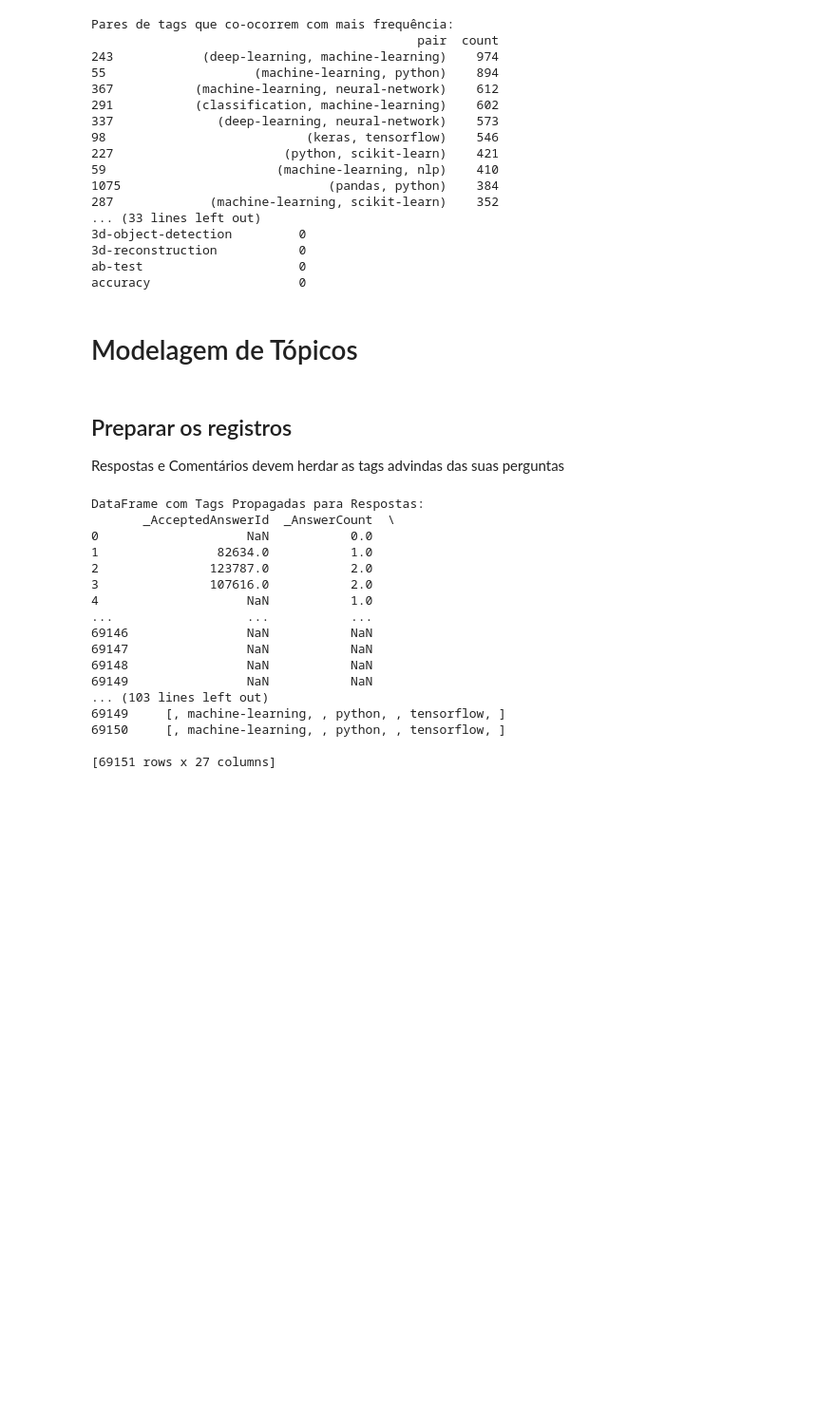
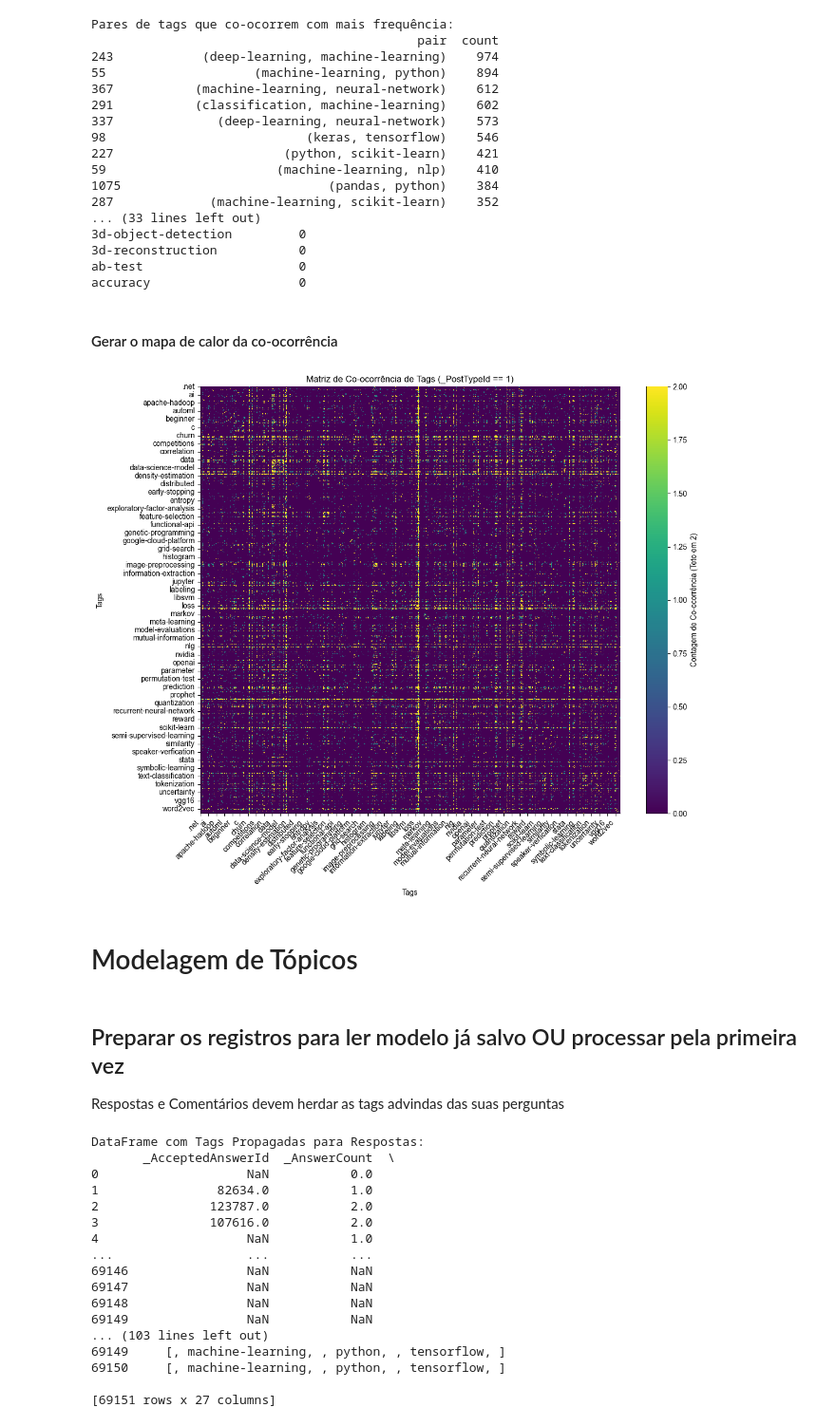
Before and after one commit to hoomanish/TCC_MBA_DS_2025, a Jupyter notebook: ds_posts_analysis.ipynb, the cells around one changed output. Shown at 95% size. Saved outputs shown, nothing was run; the diff lists cells and outputs as text; code cells hidden in the pictures; blank space fills up the shorter version.

```diff
--- a/ds_posts_analysis.ipynb
+++ b/ds_posts_analysis.ipynb
@@ -705,10 +710,37 @@ Pares de tags que co-ocorrem com mais frequência:
 3d-reconstruction           0
 ab-test                     0
 accuracy                    0
+# %% [markdown]
+#### Gerar o mapa de calor da co-ocorrência
+# %%
+# Mapa de calor da matriz de co-ocorrência
+matriz_plot = co_occurrence_matrix.copy()
+np.fill_diagonal(matriz_plot.values, 0)
+vmax_limit = np.percentile(matriz_plot.values, 98)
+
+plt.figure(figsize=(12, 10))
+
+sns.heatmap(
+    matriz_plot,
+    cmap='viridis',
+    annot=False,
+    vmax=vmax_limit,
+    cbar_kws={'label': f'Contagem de Co-ocorrência (Teto em {int(vmax_limit)})'})
+
+plt.title('Matriz de Co-ocorrência de Tags (_PostTypeId == 1)')
+plt.xlabel('Tags')
+plt.ylabel('Tags')
+sns.despine(left=False, bottom=False)
+plt.xticks(rotation=45, ha='right')
+plt.yticks(rotation=0)
+plt.tight_layout()
+plt.show()
+# %% [output]
+[figure, added]
 # %% [markdown]
 # Modelagem de Tópicos
 # %% [markdown]
-## Preparar os registros
+## Preparar os registros para ler modelo já salvo OU processar pela primeira vez
 Respostas e Comentários devem herdar as tags advindas das suas perguntas
 # %%
 # 1. Criar um mapa de _Id da Pergunta para suas _Tags
```
Also changed, not shown: parts of 68 cells of this notebook.
